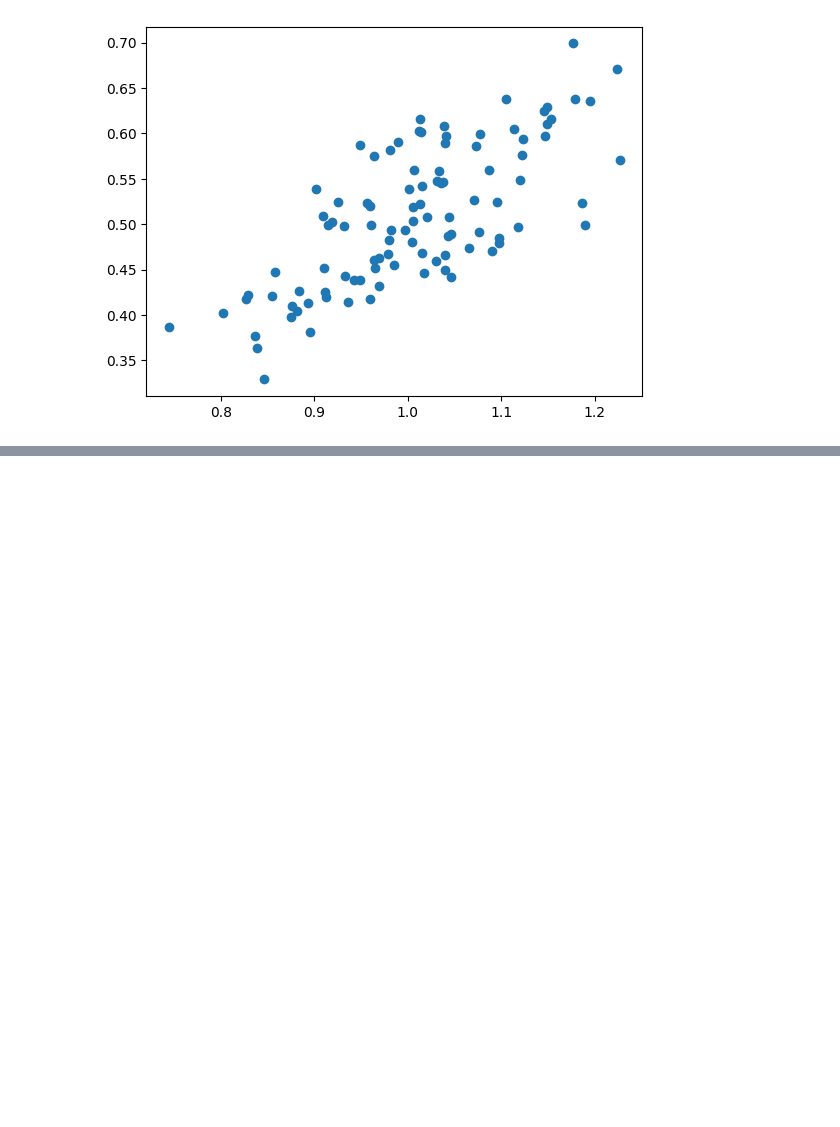
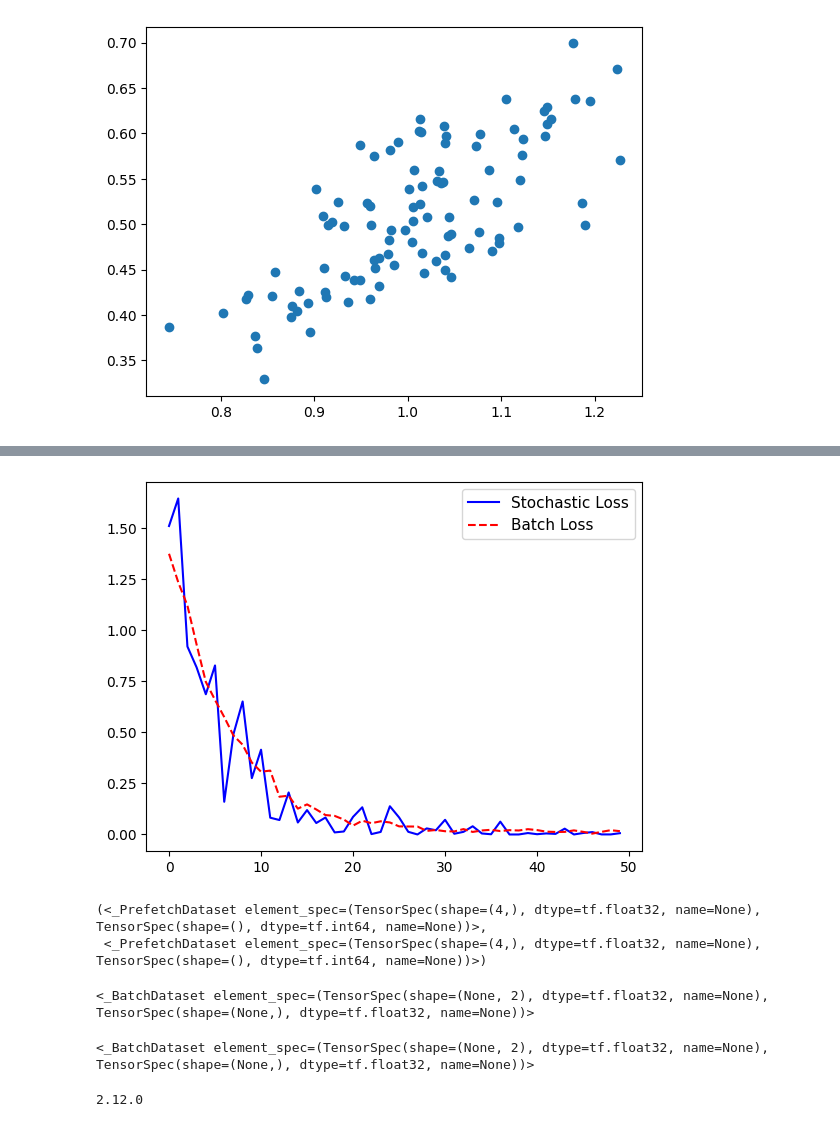
Before and after one commit to dangtrantrung/Build_Neural_Network_with_TensorFlow_TensorBoard.ipynb, a Jupyter notebook: Build_Neural_Network_with_TensorFlow_TensorBoard.ipynb, the cells around one changed output, grey strips where cells are left out. Cells and saved outputs as stored; diff of their text form; code cells hidden in the pictures; blank space fills up the shorter version.

```diff
--- a/Build_Neural_Network_with_TensorFlow_TensorBoard.ipynb
+++ b/Build_Neural_Network_with_TensorFlow_TensorBoard.ipynb
@@ -358,0 +376,20 @@ plt.show()
+# %%
+tf.random.set_seed(1)
+np.random.seed(0)
+weights=tf.Variable(tf.random.normal(shape=[1]))
+biases=tf.Variable(tf.random.normal(shape=[1]))
+history_batch=list()
+
+for i in range(50):
+  rand_index=np.random.choice(100,size=batch_size)
+  rand_x=[x_vals[rand_index]]
+  rand_y=[y_vals[rand_index]]
+  with tf.GradientTape() as tape:
+    predictions = my_output(rand_x,weights,biases)
+    loss=loss_func(rand_y,predictions)
+  history_batch.append(loss.numpy())
+  gradients=tape.gradient(loss,[weights,biases])
+  my_opt.apply_gradients(zip(gradients,[weights,biases]))
+  if (i + 1) % 25==0:
+    print(f'Step # {i+1} Weights:{weights.numpy()} Biases: {biases.numpy()}')
+    print(f'LOSS : {loss.numpy()}')
@@ -358,0 +401,20 @@ plt.show()
+# %%
+tf.random.set_seed(1)
+np.random.seed(0)
+weights=tf.Variable(tf.random.normal(shape=[1]))
+biases=tf.Variable(tf.random.normal(shape=[1]))
+history_stochastic=list()
+
+for i in range(50):
+  rand_index=np.random.choice(100,size=1)
+  rand_x=[x_vals[rand_index]]
+  rand_y=[y_vals[rand_index]]
+  with tf.GradientTape() as tape:
+    predictions = my_output(rand_x,weights,biases)
+    loss=loss_func(rand_y,predictions)
+  history_stochastic.append(loss.numpy())
+  gradients=tape.gradient(loss,[weights,biases])
+  my_opt.apply_gradients(zip(gradients,[weights,biases]))
+  if (i + 1) % 25==0:
+    print(f'Step # {i+1} Weights:{weights.numpy()} Biases: {biases.numpy()}')
+    print(f'LOSS : {loss.numpy()}')
@@ -358,0 +426,16 @@ plt.show()
+# %%
+plt.plot(history_stochastic,'b-',label='Stochastic Loss')
+plt.plot(history_batch,'r--',label='Batch Loss')
+plt.legend(loc='upper right',prop={'size':11})
+plt.show()
+# %% [output]
+[figure, added]
+# %%
+# Training with IRIS Data
+import tensorflow_datasets as tfds
+iris=tfds.load('iris',split='train[:90%]', as_supervised=True)
+iris_test=tfds.load('iris',split='train[90%:]', as_supervised=True)
+iris,iris_test
+# %% [output]
+(<_PrefetchDataset element_spec=(TensorSpec(shape=(4,), dtype=tf.float32, name=None), TensorSpec(shape=(), dtype=tf.int64, name=None))>,
+ <_PrefetchDataset element_spec=(TensorSpec(shape=(4,), dtype=tf.float32, name=None), TensorSpec(shape=(), dtype=tf.int64, name=None))>)
@@ -358,0 +444,14 @@ plt.show()
+# %%
+def iris2d(features,label):
+  return features[2:], tf.cast((label==0),dtype=tf.float32)
+
+train_generator=(iris.map(iris2d).shuffle(buffer_size=100).batch(batch_size))
+
+test_generator=iris_test.map(iris2d).batch(1)
+train_generator
+# %% [output]
+<_BatchDataset element_spec=(TensorSpec(shape=(None, 2), dtype=tf.float32, name=None), TensorSpec(shape=(None,), dtype=tf.float32, name=None))>
+# %%
+print(train_generator)
+# %% [output]
+<_BatchDataset element_spec=(TensorSpec(shape=(None, 2), dtype=tf.float32, name=None), TensorSpec(shape=(None,), dtype=tf.float32, name=None))>
@@ -358,0 +467,4 @@ plt.show()
+# %%
+print(tf.__version__)
+# %% [output]
+2.12.0
```
Also changed, not shown: parts of 18 cells of this notebook.
